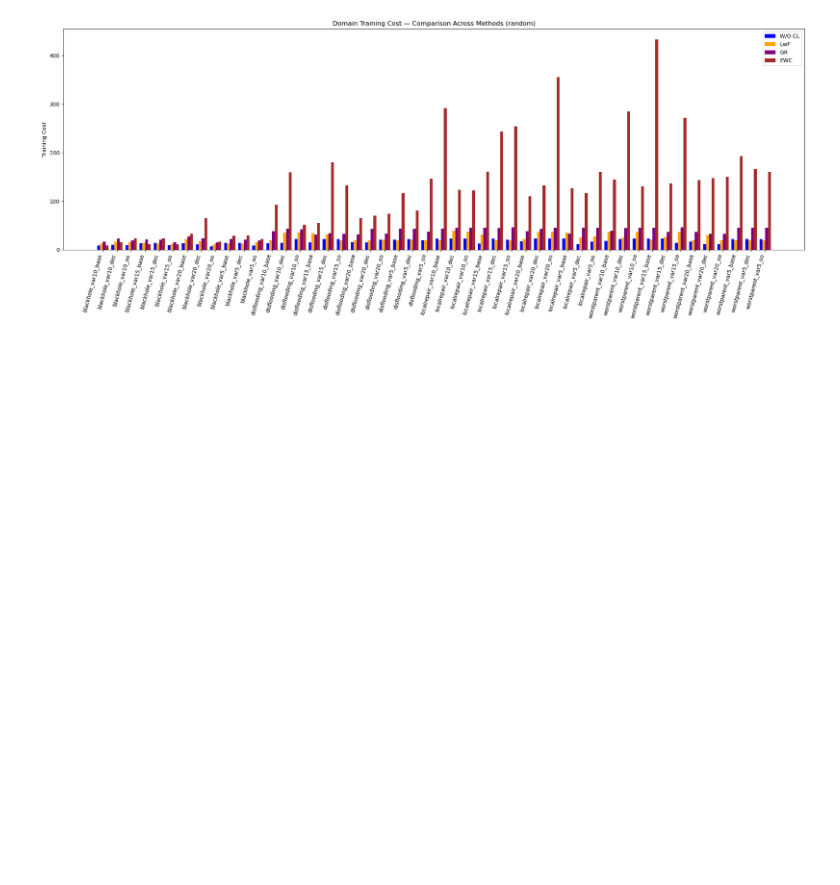
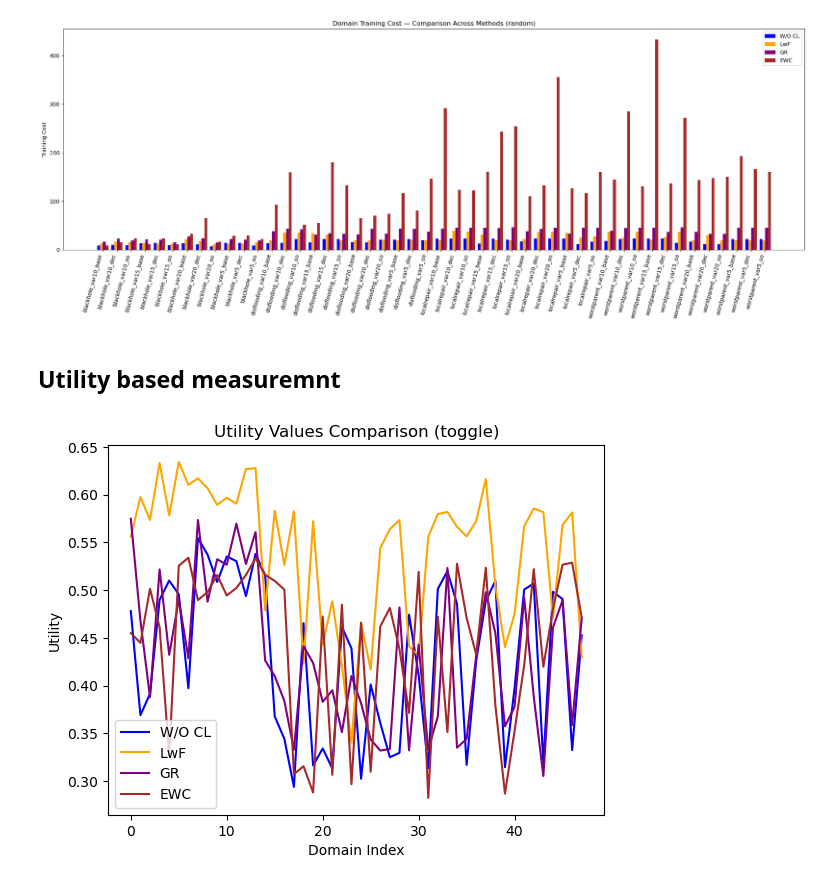
Before and after one commit to sourasb05/IoT_attack_CL_IDS, a Jupyter notebook: notebooks/result_analysis.ipynb, the cells around one changed output. Drawn from its saved outputs; the diff is of its cells as text; code cells hidden in the pictures; blank space fills up the shorter version.

Commit message:
utility results added

```diff
--- a/notebooks/result_analysis.ipynb
+++ b/notebooks/result_analysis.ipynb
@@ -376,3 +376,32 @@ plt.savefig("/proj/sourasb-220503/IoT_attack_CL_IDS/results/plots/Domain_Trainin
 plt.show()
 # %% [output]
 [figure]
+# %% [markdown]
+## Utility based measuremnt
+# %%
+import json
+import matplotlib.pyplot as plt
+
+
+with open('/proj/sourasb-220503/IoT_attack_CL_IDS/results/1_experiment_results_LSTM_WCL_toggle.json', 'r') as f:
+    data1 = json.load(f)
+with open('/proj/sourasb-220503/IoT_attack_CL_IDS/results/1_experiment_results_LSTM_LwF_toggle_alpha_1.0_T_4.0.json', 'r') as f:
+    data2 = json.load(f)
+with open('/proj/sourasb-220503/IoT_attack_CL_IDS/results/1_experiment_results_LSTM_GR_toggle.json', 'r') as f:
+    data3 = json.load(f)
+with open('/proj/sourasb-220503/IoT_attack_CL_IDS/results/1_experiment_results_LSTM_Attention_EWC_toggle.json', 'r') as f:
+    data4 = json.load(f)
+
+
+plt.plot(data1["Utility"], label="W/O CL", color="blue")
+plt.plot(data2["Utility"], label="LwF", color="orange")
+plt.plot(data3["Utility"], label="GR", color="purple")
+plt.plot(data4["Utility"], label="EWC", color="brown")
+plt.xlabel("Domain Index")
+plt.ylabel("Utility")
+plt.title("Utility Values Comparison (toggle)")
+plt.legend()
+plt.savefig("/proj/sourasb-220503/IoT_attack_CL_IDS/results/plots/utility_toggle_comparison.png")
+plt.show()
+# %% [output]
+[figure, added]
```
Also changed, not shown: parts of 3 cells of this notebook, 2 other files.
